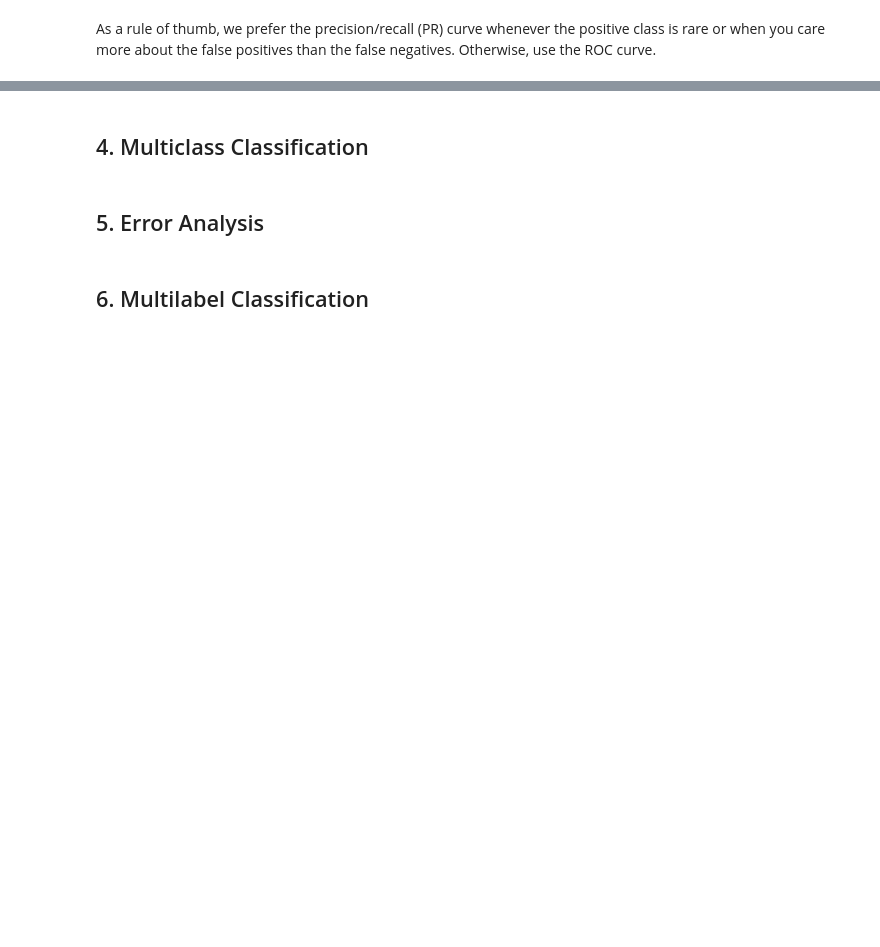
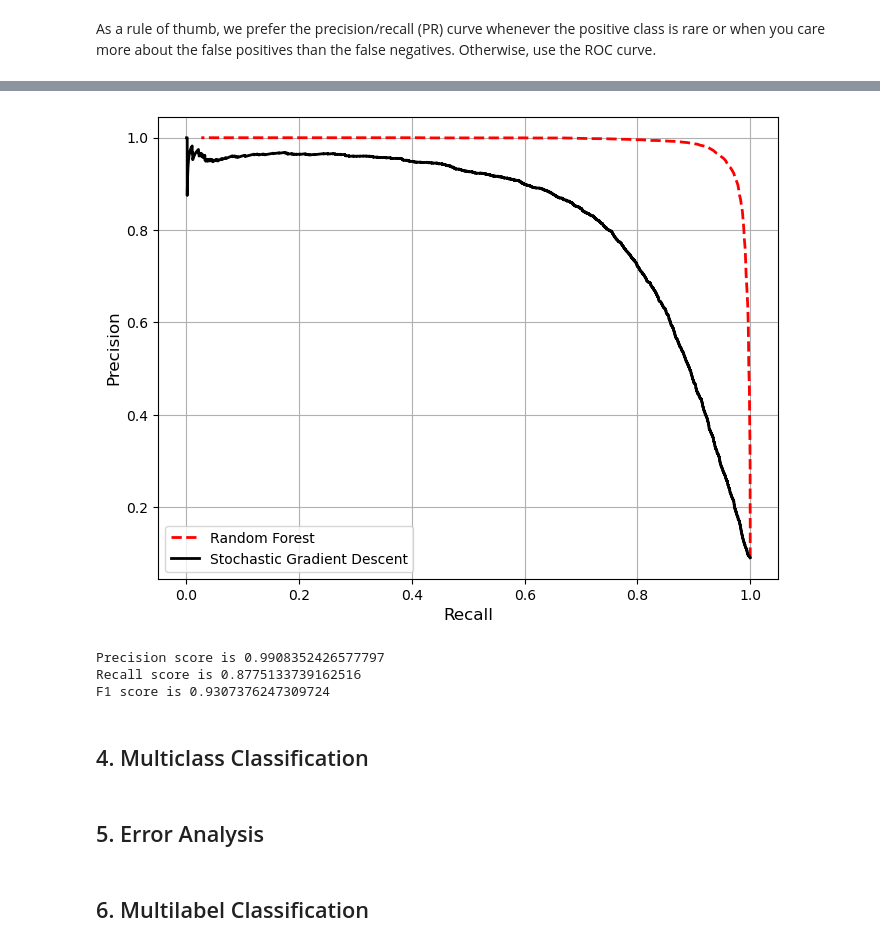
Before and after one commit to JinDai666/Hands-On-ML-Notes, a Jupyter notebook: ch03-classification/ch03_classification.ipynb, the cells around one changed output, grey strips where cells are left out. Saved outputs shown, nothing was run; the diff lists cells and outputs as text; code cells hidden in the pictures; blank space fills up the shorter version.

```diff
--- a/ch03-classification/ch03_classification.ipynb
+++ b/ch03-classification/ch03_classification.ipynb
@@ -205,0 +215,3 @@ As a rule of thumb, we prefer the precision/recall (PR) curve whenever the posit
+# %%
+rf_clf = RandomForestClassifier(random_state=316)
+y_scores_rf = cross_val_predict(rf_clf, X_train, y_train_5, cv = kf, method = 'predict_proba')
@@ -206,3 +223,25 @@ As a rule of thumb, we prefer the precision/recall (PR) curve whenever the posit
+# %%
+precision_rf, recall_rf, thresholds = precision_recall_curve(y_train_5, y_scores_rf[:, 1])
+# %%
+fig, ax = plt.subplots(figsize = (8, 6))
+ax.plot(recall_rf[:-1], precision_rf[:-1], 'r--', linewidth = 2, label = "Random Forest")
+ax.plot(recall[:-1], precision[:-1], 'k-', linewidth = 2, label = "Stochastic Gradient Descent")
+ax.set_xlabel('Recall', fontsize = 12)
+ax.set_ylabel('Precision', fontsize = 12)
+ax.grid(True)
+ax.legend()
+plt.show()
+# %% [output]
+[figure, added]
+# %%
+y_train_5_cv_pred_rf = cross_val_predict(rf_clf, X_train, y_train_5, cv = kf)
+print(f'Precision score is {precision_score(y_train_5, y_train_5_cv_pred_rf)}')
+print(f'Recall score is {recall_score(y_train_5, y_train_5_cv_pred_rf)}')
+print(f'F1 score is {f1_score(y_train_5, y_train_5_cv_pred_rf)}')
+# %% [output]
+Precision score is 0.9908352426577797
+Recall score is 0.8775133739162516
+F1 score is 0.9307376247309724
 # %% [markdown]
 ## 4. Multiclass Classification
 # %% [markdown]
```
Also changed, not shown: parts of 6 cells of this notebook.
